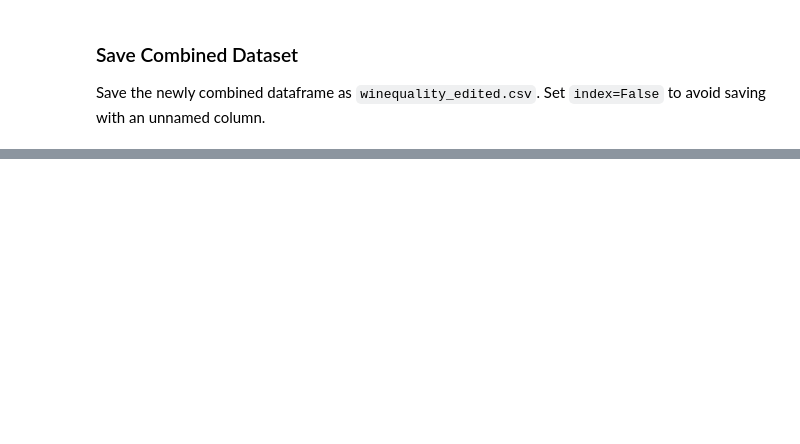
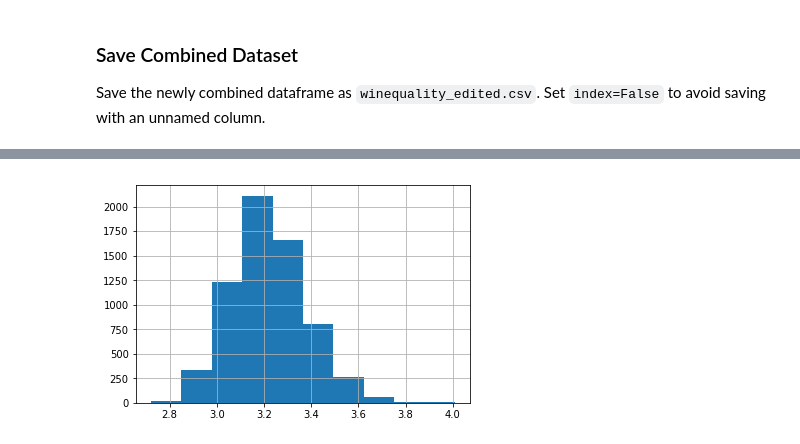
Before and after one commit to emilylauyw/Udacity_DAND_CaseStudy1-Investigate_Wine_Quality_Data_Set, a Jupyter notebook: investigate_wine_quality.ipynb, the cells around one changed output, grey strips where cells are left out. Cells and saved outputs as stored; diff of their text form; code cells hidden in the pictures; blank space fills up the shorter version.

```diff
--- a/investigate_wine_quality.ipynb
+++ b/investigate_wine_quality.ipynb
@@ -173,0 +230,4 @@ wine_df.to_csv('winequality_edited.csv', index=False)
+# %%
+df['pH'].hist();
+# %% [output]
+[figure, added]
```
Also changed, not shown: parts of 56 cells of this notebook.
